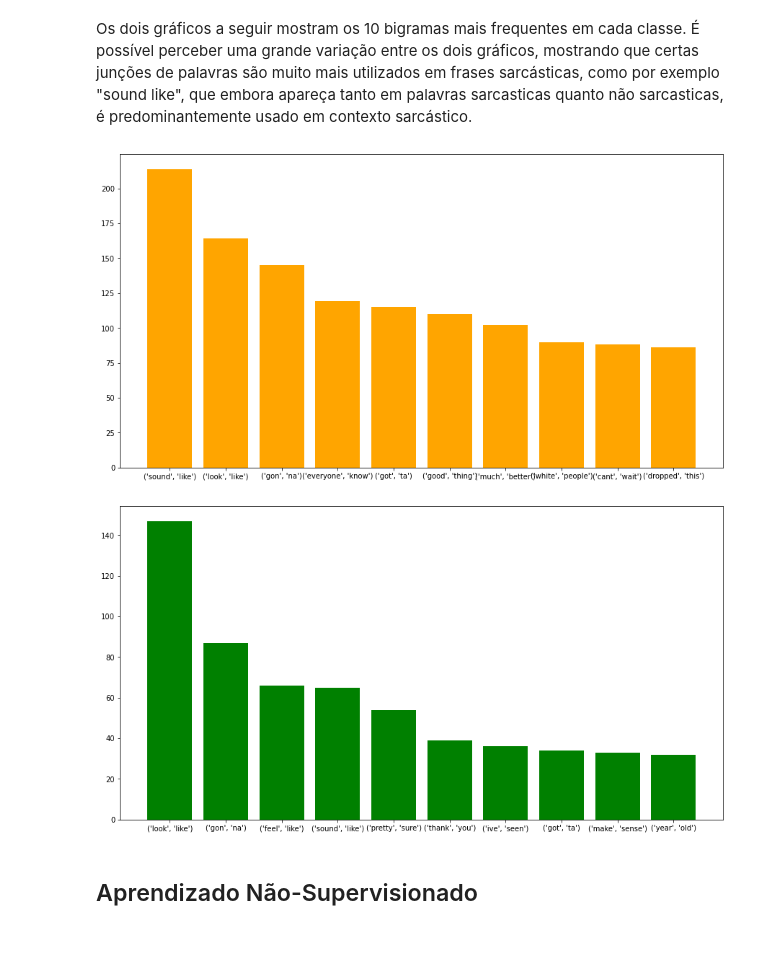
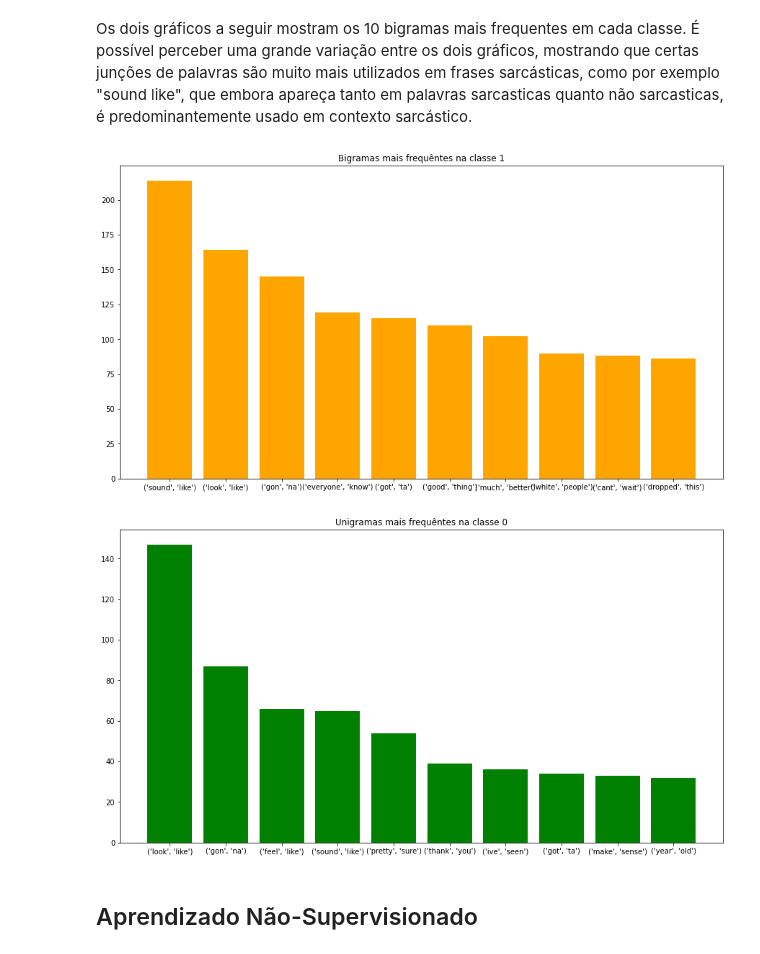
Before and after one commit to juliomaced0/Mentoria_Python_IA, a Jupyter notebook: Trabalho_Final/Trabalho Final.ipynb, the cells around one changed output. Saved outputs shown, nothing was run; the diff lists cells and outputs as text; code cells hidden in the pictures.

```diff
--- a/Trabalho_Final/Trabalho Final.ipynb
+++ b/Trabalho_Final/Trabalho Final.ipynb
@@ -271,21 +274,22 @@ Os dois gráficos a seguir mostram os 10 bigramas mais frequentes em cada classe
 # %%
 # Gráfico dos bigramas que aparecem com mais frequência na classe 1
 from nltk import bigrams
 q = df[um]
 q = q.comment.explode().to_frame().reset_index(drop=True)
 P=' '.join([str(w) for w in q['comment']])
 P = preprocess(P)
 P = word_tokenize(P)
 P = list(bigrams(P))
 P = FreqDist(P)
 
 figure(figsize=(15, 8))
 x, y = zip(*P.most_common(n=10))
 plt.bar(range(len(x)), y, color='orange')
+plt.title('Bigramas mais frequêntes na classe 1')
 plt.xticks(range(len(x)), x)
 plt.show()
 # %% [output]
-[figure, old version]
+[figure, new version]
 # %%
 # Gráfico dos bigramas que aparecem com mais frequência na classe 0
 q2 = df[zero]
@@ -299,10 +303,11 @@ P2 = FreqDist(P2)
 figure(figsize=(15, 8))
 x, y = zip(*P2.most_common(n=10))
 plt.bar(range(len(x)), y, color='green')
+plt.title('Unigramas mais frequêntes na classe 0')
 plt.xticks(range(len(x)), x)
 plt.show()
 # %% [output]
-[figure, old version]
+[figure, new version]
 # %% [markdown]
 ## Aprendizado Não-Supervisionado
 # %% [markdown]
```
Also changed, not shown: parts of 20 cells of this notebook.
